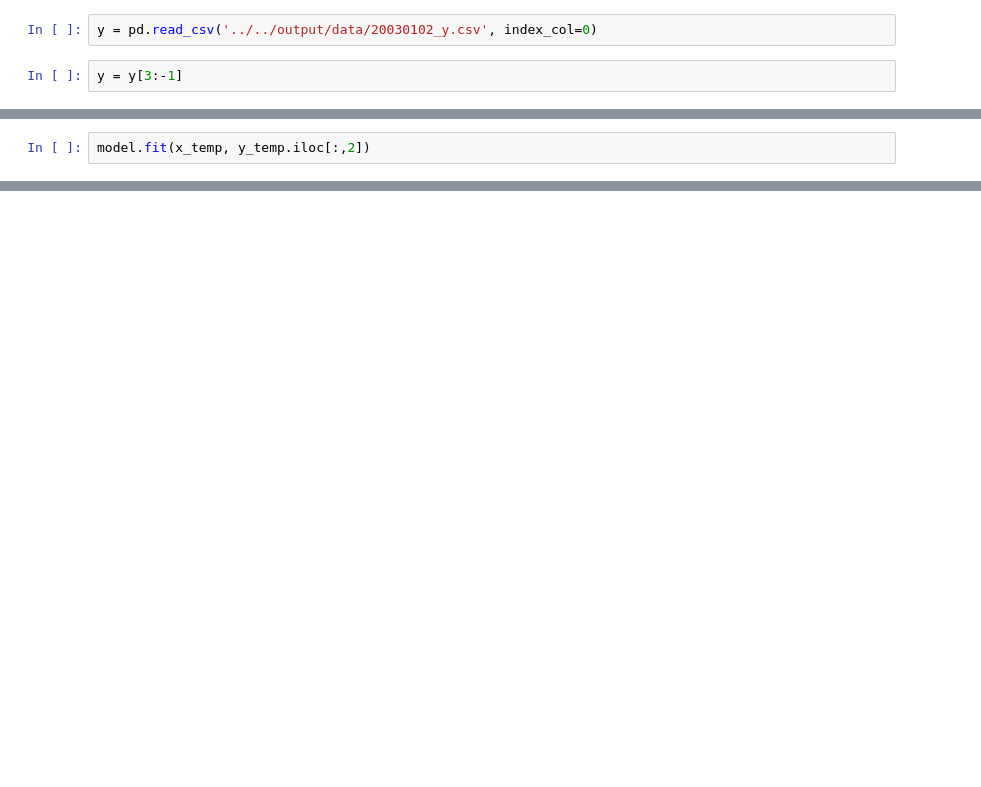
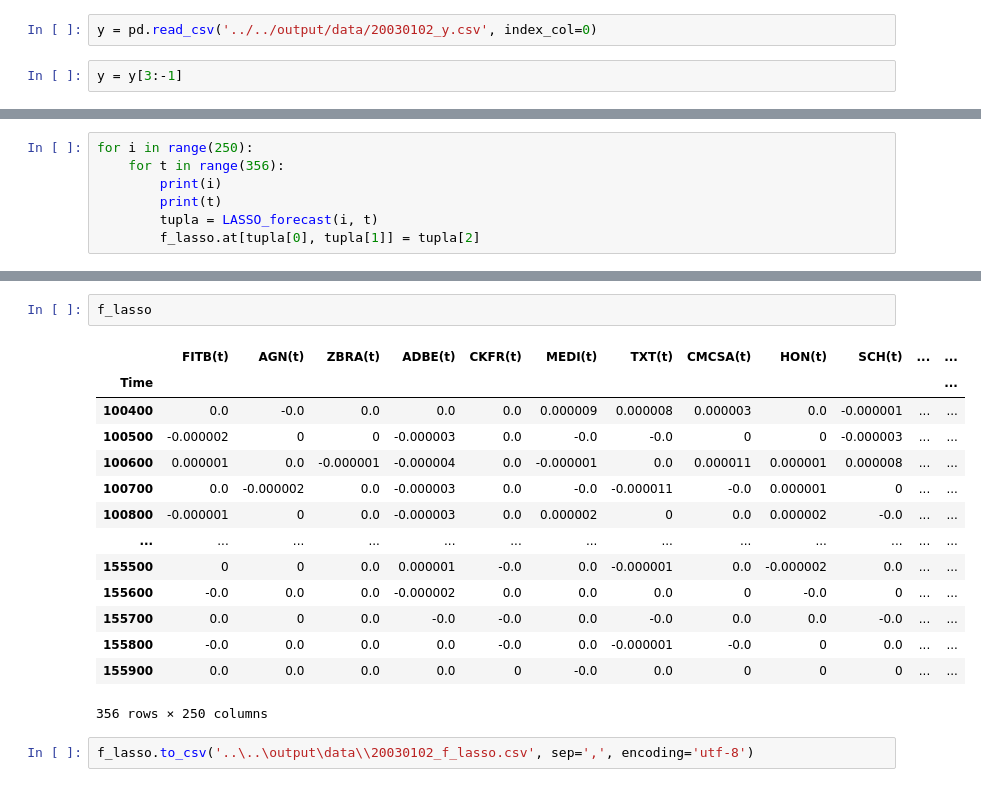
Before and after one commit to samuefra/summer_paper, a Jupyter notebook: code/regressions/lasso_forecast.ipynb, the cells around one changed output, grey strips where cells are left out. Saved outputs shown, nothing was run; the diff lists cells and outputs as text; blank space fills up the shorter version.

```diff
--- a/code/regressions/lasso_forecast.ipynb
+++ b/code/regressions/lasso_forecast.ipynb
@@ -73,2 +74,0 @@ model = LassoCV(cv=10, random_state=0, max_iter=10000)
-# %%
-model.fit(x_temp, y_temp.iloc[:,2])
@@ -129,0 +149,7 @@ def LASSO_reg(x, y, t, i):
+# %%
+for i in range(250):
+    for t in range(356):
+        print(i)
+        print(t)
+        tupla = LASSO_forecast(i, t)
+        f_lasso.at[tupla[0], tupla[1]] = tupla[2]
@@ -129,0 +175,19 @@ def LASSO_reg(x, y, t, i):
+# %%
+f_lasso
+# %% [output]
+|  | FITB(t) | AGN(t) | ZBRA(t) | ADBE(t) | CKFR(t) | MEDI(t) | TXT(t) | CMCSA(t) | HON(t) | SCH(t) | ... | ... |
+| Time |  |  |  |  |  |  |  |  |  |  |  | ... |
+| 100400 | 0.0 | -0.0 | 0.0 | 0.0 | 0.0 | 0.000009 | 0.000008 | 0.000003 | 0.0 | -0.000001 | ... | ... |
+| 100500 | -0.000002 | 0 | 0 | -0.000003 | 0.0 | -0.0 | -0.0 | 0 | 0 | -0.000003 | ... | ... |
+| 100600 | 0.000001 | 0.0 | -0.000001 | -0.000004 | 0.0 | -0.000001 | 0.0 | 0.000011 | 0.000001 | 0.000008 | ... | ... |
+| 100700 | 0.0 | -0.000002 | 0.0 | -0.000003 | 0.0 | -0.0 | -0.000011 | -0.0 | 0.000001 | 0 | ... | ... |
+| 100800 | -0.000001 | 0 | 0.0 | -0.000003 | 0.0 | 0.000002 | 0 | 0.0 | 0.000002 | -0.0 | ... | ... |
+| ... | ... | ... | ... | ... | ... | ... | ... | ... | ... | ... | ... | ... |
+| 155500 | 0 | 0 | 0.0 | 0.000001 | -0.0 | 0.0 | -0.000001 | 0.0 | -0.000002 | 0.0 | ... | ... |
+| 155600 | -0.0 | 0.0 | 0.0 | -0.000002 | 0.0 | 0.0 | 0.0 | 0 | -0.0 | 0 | ... | ... |
+| 155700 | 0.0 | 0 | 0.0 | -0.0 | -0.0 | 0.0 | -0.0 | 0.0 | 0.0 | -0.0 | ... | ... |
+| 155800 | -0.0 | 0.0 | 0.0 | 0.0 | -0.0 | 0.0 | -0.000001 | -0.0 | 0 | 0.0 | ... | ... |
+| 155900 | 0.0 | 0.0 | 0.0 | 0.0 | 0 | -0.0 | 0.0 | 0 | 0 | 0 | ... | ... |
+356 rows × 250 columns
+# %%
+f_lasso.to_csv('..\..\output\data\\20030102_f_lasso.csv', sep=',', encoding='utf-8')
```
Also changed, not shown: parts of 21 cells of this notebook, 6 other files.
